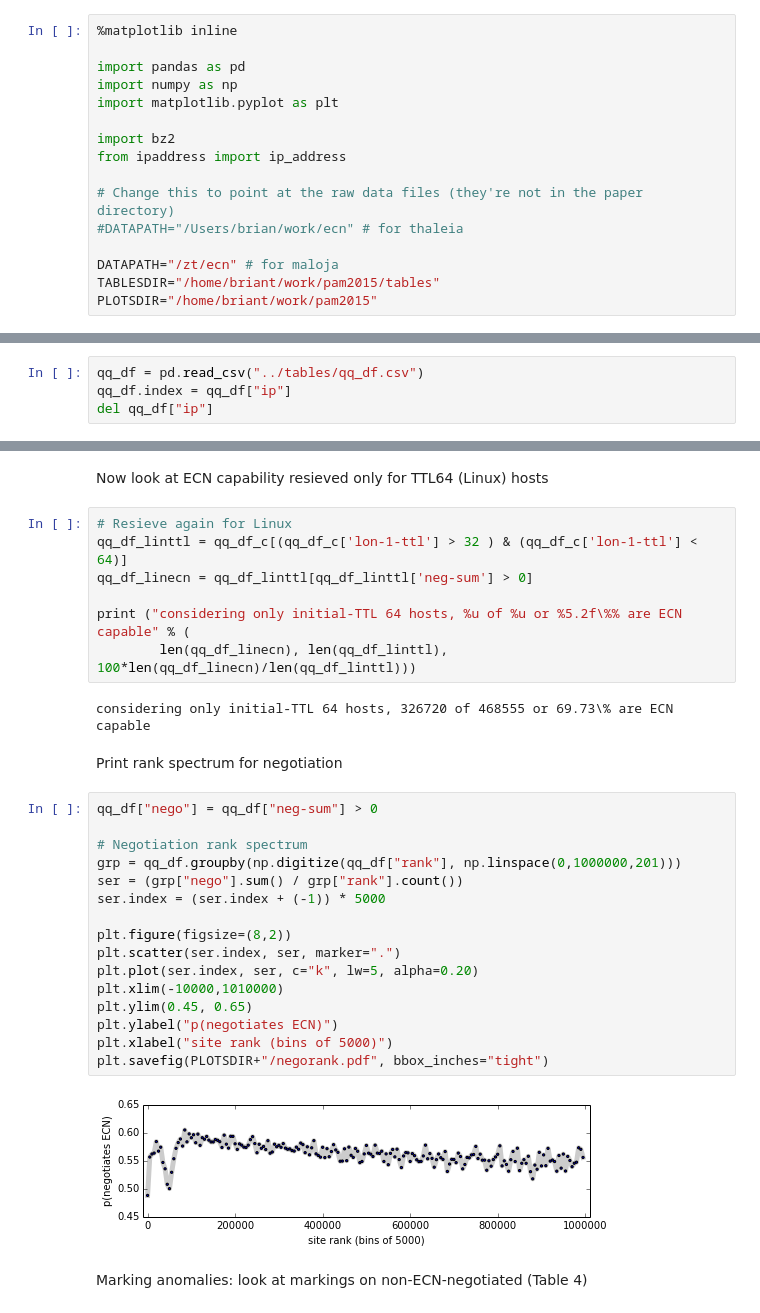
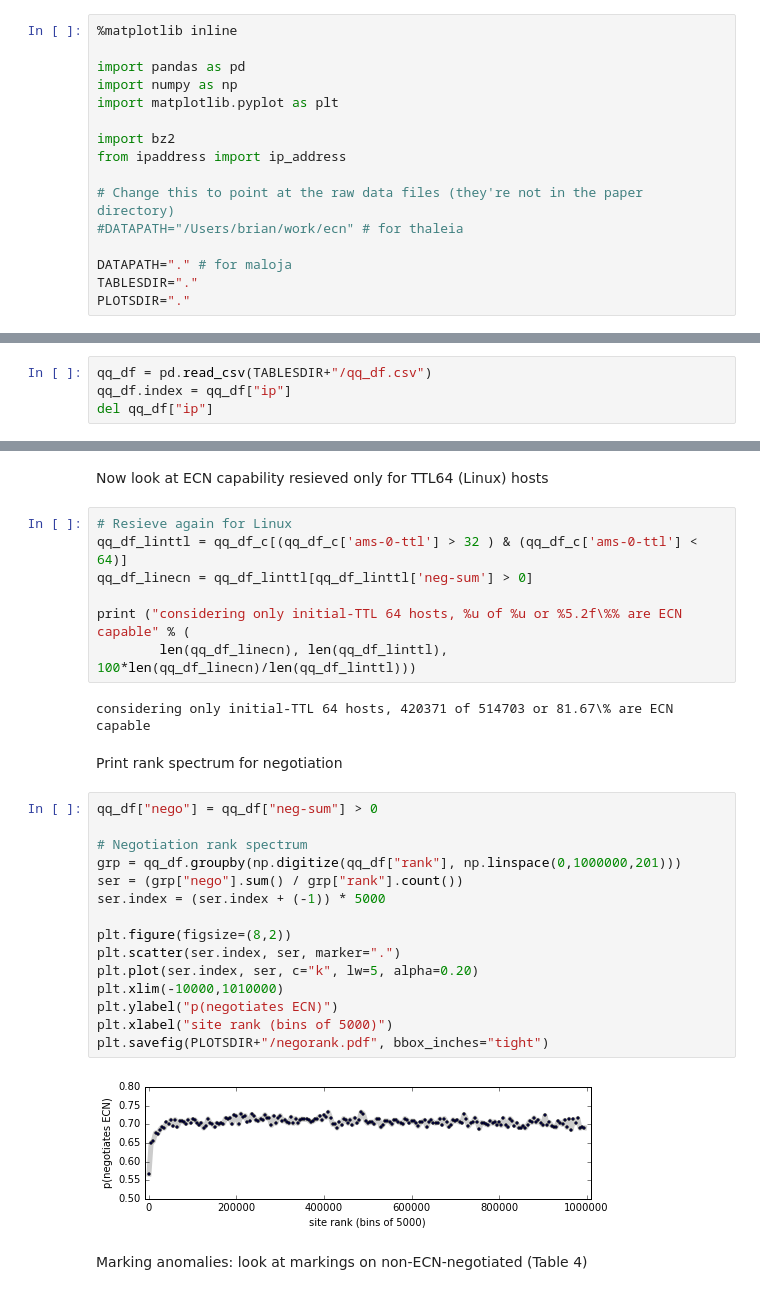
Before and after one commit to mami-project/ecn-conspiracy, a Jupyter notebook: 2016/analysis.ipynb, the cells around one changed output, grey strips where cells are left out. Drawn from its saved outputs; the diff is of its cells as text.

```diff
--- a/2016/analysis.ipynb
+++ b/2016/analysis.ipynb
@@ -15,9 +15,9 @@ from ipaddress import ip_address
 # Change this to point at the raw data files (they're not in the paper directory)
 #DATAPATH="/Users/brian/work/ecn" # for thaleia
 
-DATAPATH="/zt/ecn" # for maloja
-TABLESDIR="/home/briant/work/pam2015/tables"
-PLOTSDIR="/home/briant/work/pam2015"
+DATAPATH="." # for maloja
+TABLESDIR="."
+PLOTSDIR="."
 # %% [markdown]
 Load the `cc_df` (ECN Spider) table, which has the following columns:
 
@@ -360,6 +136,6 @@ Load the `qq_df` table, which has the following columns:
 
 The `-sum` columns for each of the boolean columns above simply count True values across all trials and vantage points.
 # %%
-qq_df = pd.read_csv("../tables/qq_df.csv")
+qq_df = pd.read_csv(TABLESDIR+"/qq_df.csv")
 qq_df.index = qq_df["ip"]
 del qq_df["ip"]
@@ -621,33 +386,32 @@ maybe_real_ce
 Now look at ECN capability resieved only for TTL64 (Linux) hosts
 # %%
 # Resieve again for Linux
-qq_df_linttl = qq_df_c[(qq_df_c['lon-1-ttl'] > 32 ) & (qq_df_c['lon-1-ttl'] < 64)]
+qq_df_linttl = qq_df_c[(qq_df_c['ams-0-ttl'] > 32 ) & (qq_df_c['ams-0-ttl'] < 64)]
 qq_df_linecn = qq_df_linttl[qq_df_linttl['neg-sum'] > 0]
 
 print ("considering only initial-TTL 64 hosts, %u of %u or %5.2f\%% are ECN capable" % (
         len(qq_df_linecn), len(qq_df_linttl), 100*len(qq_df_linecn)/len(qq_df_linttl)))
 # %% [output]
-considering only initial-TTL 64 hosts, 326720 of 468555 or 69.73\% are ECN capable
+considering only initial-TTL 64 hosts, 420371 of 514703 or 81.67\% are ECN capable
 # %% [markdown]
 Print rank spectrum for negotiation
 # %%
 qq_df["nego"] = qq_df["neg-sum"] > 0
 
 # Negotiation rank spectrum
 grp = qq_df.groupby(np.digitize(qq_df["rank"], np.linspace(0,1000000,201)))
 ser = (grp["nego"].sum() / grp["rank"].count())
 ser.index = (ser.index + (-1)) * 5000
 
 plt.figure(figsize=(8,2))
 plt.scatter(ser.index, ser, marker=".")
 plt.plot(ser.index, ser, c="k", lw=5, alpha=0.20)
 plt.xlim(-10000,1010000)
-plt.ylim(0.45, 0.65)
 plt.ylabel("p(negotiates ECN)")
 plt.xlabel("site rank (bins of 5000)")
 plt.savefig(PLOTSDIR+"/negorank.pdf", bbox_inches="tight")
 # %% [output]
-[figure, old version]
+[figure, new version]
 # %% [markdown]
 Marking anomalies: look at markings on non-ECN-negotiated (Table 4)
 # %%
```
Also changed, not shown: parts of 28 cells of this notebook, 2 other files.
